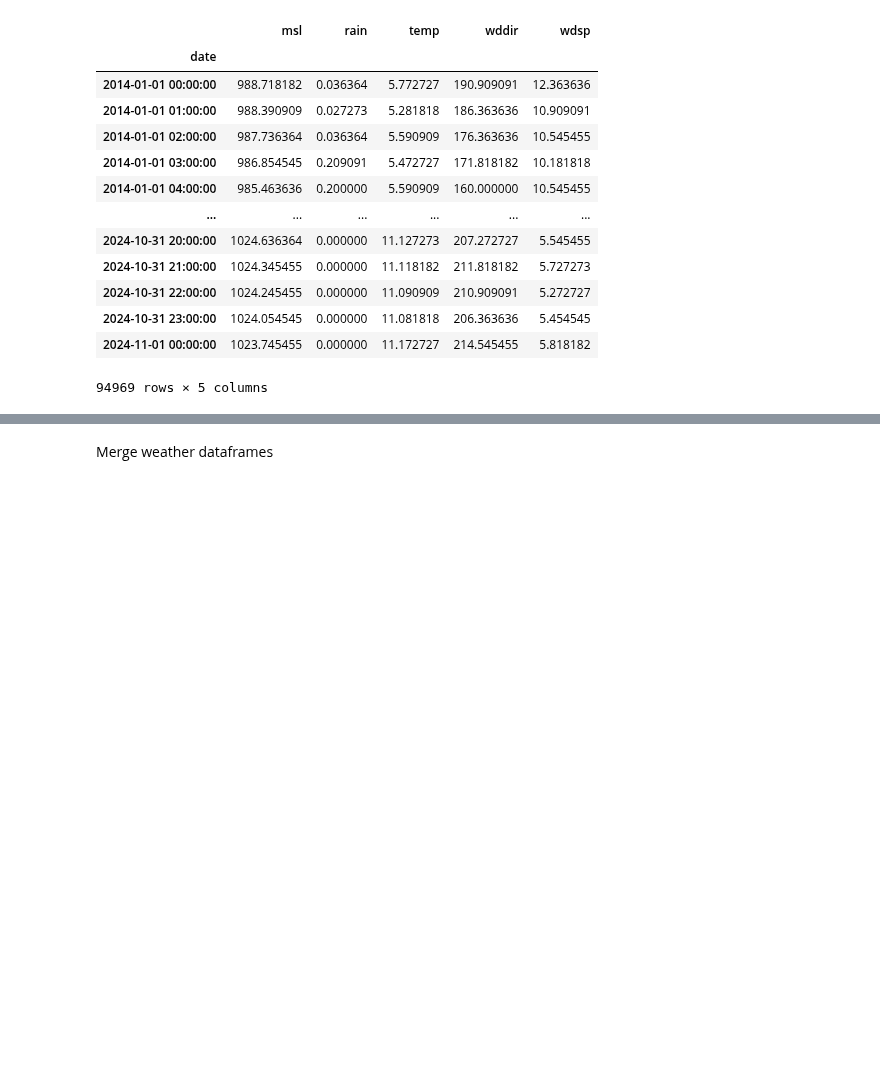
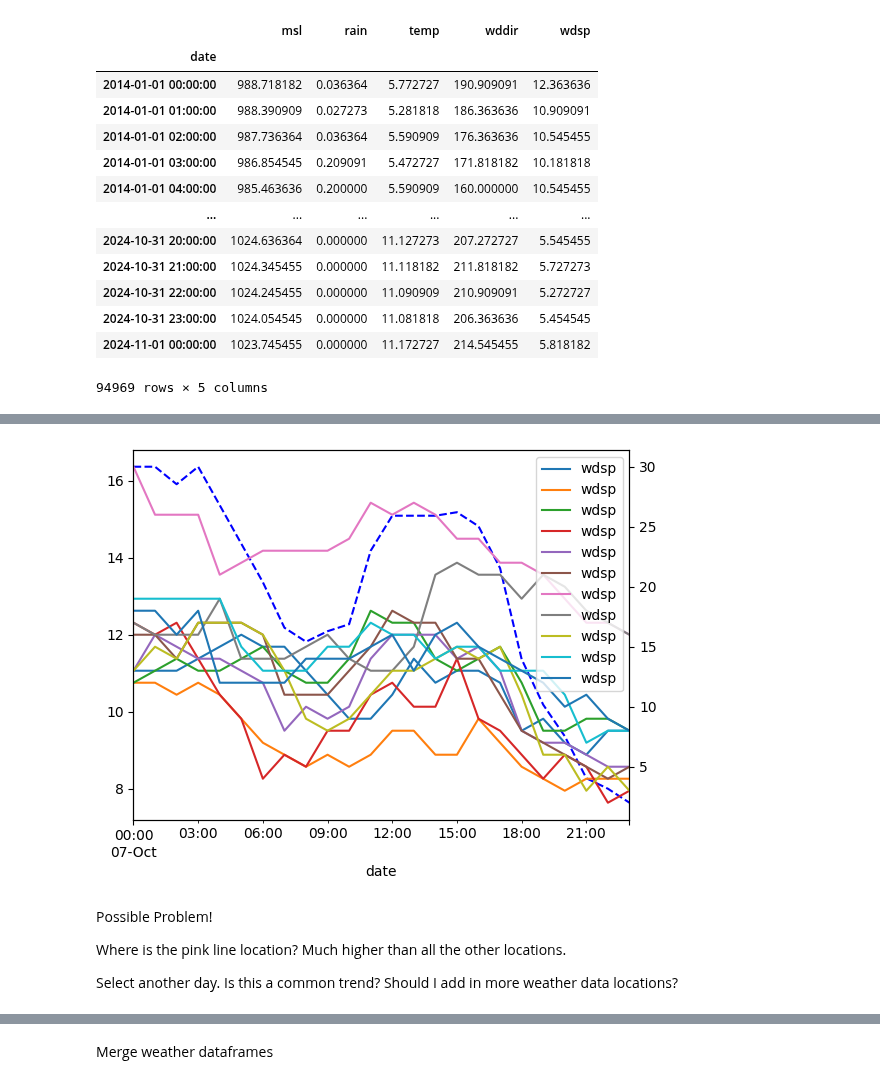
Before and after one commit to IreneKilgannon/PFDA, a Jupyter notebook: PFDA-project/wind.ipynb, the cells around one changed output, grey strips where cells are left out. Cells and saved outputs as stored; diff of their text form; code cells hidden in the pictures; blank space fills up the shorter version.

```diff
--- a/PFDA-project/wind.ipynb
+++ b/PFDA-project/wind.ipynb
@@ -332,0 +366,17 @@ weather_df_mean
+# %%
+fig, ax = plt.subplots()
+
+mean['wdsp'].plot(ax=ax, color = 'b', linestyle = 'dashed')
+ax2 = ax.twinx()
+
+variation_df['wdsp'].plot(ax= ax2)
+
+plt.show()
+# %% [output]
+[figure, added]
+# %% [markdown]
+Possible Problem!
+
+Where is the pink line location? Much higher than all the other locations.
+
+Select another day. Is this a common trend? Should I add in more weather data locations?
```
Also changed, not shown: parts of 33 cells of this notebook, 1 other file.
